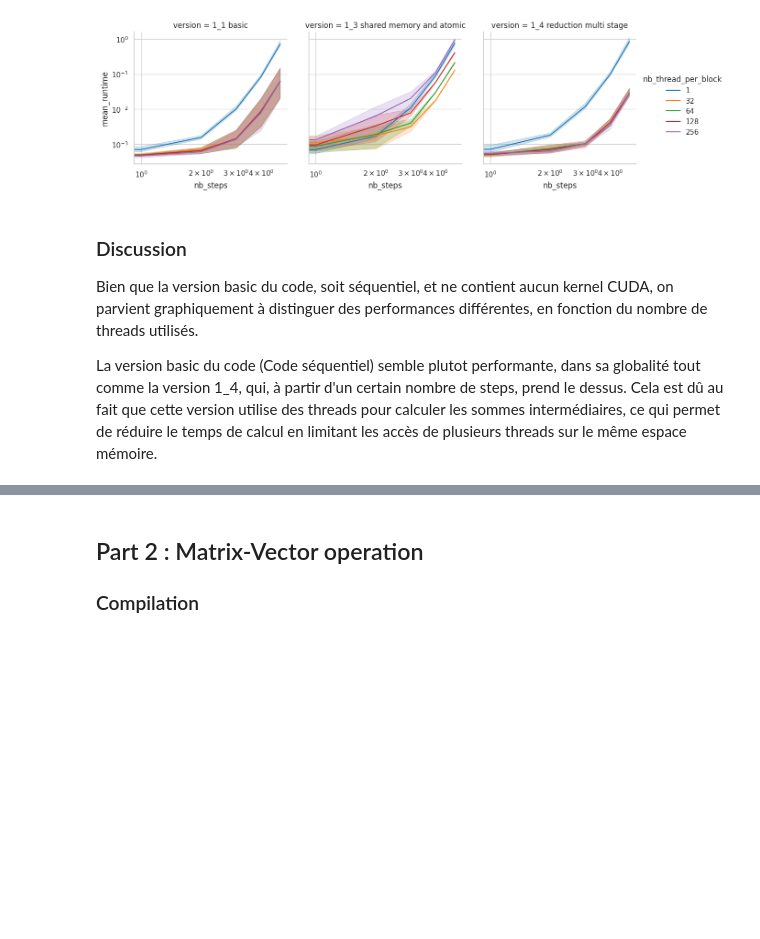
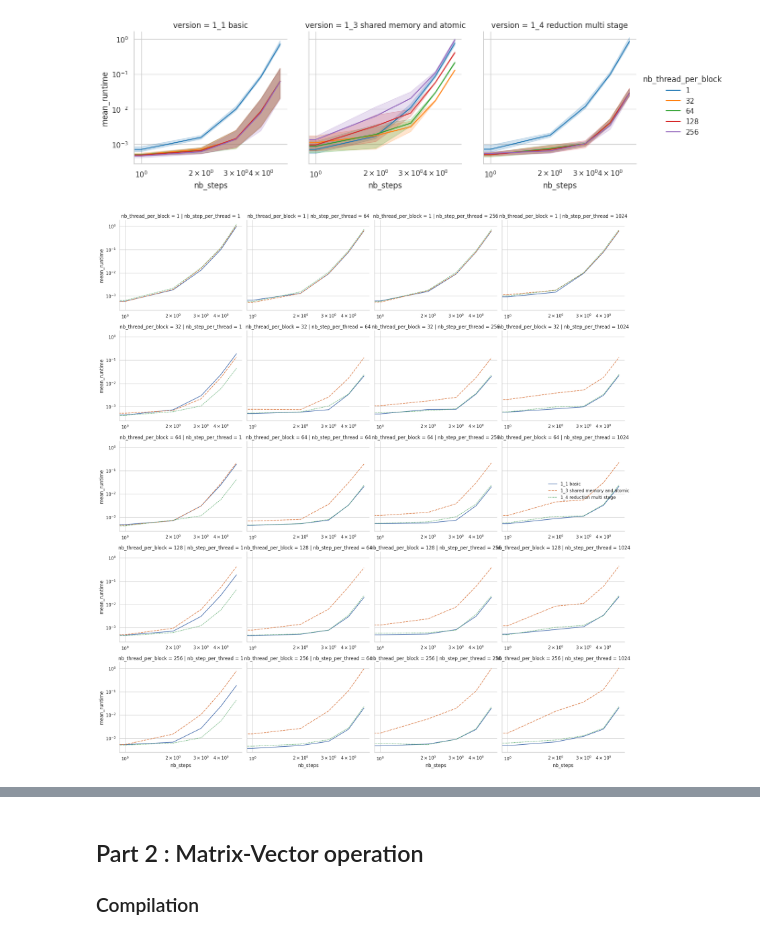
Before and after one commit to CyrilGomes/TP_CUDA, a Jupyter notebook: src/cuda_tp.ipynb, the cells around one changed output, grey strips where cells are left out. Cells and saved outputs as stored; diff of their text form; code cells hidden in the pictures; blank space fills up the shorter version.

```diff
--- a/src/cuda_tp.ipynb
+++ b/src/cuda_tp.ipynb
@@ -283,9 +233,67 @@ g.add_legend()
 plt.show()
 # %% [output]
 [figure]
-# %% [markdown]
-### Discussion
-
-Bien que la version basic du code, soit séquentiel, et ne contient aucun kernel CUDA, on parvient graphiquement à distinguer des performances différentes, en fonction du nombre de threads utilisés.
-
-La version basic du code (Code séquentiel) semble plutot performante, dans sa globalité tout comme la version 1_4, qui, à partir d'un certain nombre de steps, prend le dessus. Cela est dû au fait que cette version utilise des threads pour calculer les sommes intermédiaires, ce qui permet de réduire le temps de calcul en limitant les accès de plusieurs threads sur le même espace mémoire.
+# %%
+#2D Grid with each cell containing the mean runtime for a given number of steps and a given number of thread per block
+
+import seaborn as sns
+import matplotlib.pyplot as plt
+import numpy as np
+from numpy import genfromtxt
+
+import pandas as pd
+
+
+df = pd.read_csv('stats_part1.csv',header=0,names=['version','nthread_per_block','nstep_per_thread','num_steps','runtime'],dtype={
+                        'version': str,
+                        'nthread_per_block': int,
+                        'nstep_per_thread': int,
+                        'num_steps' : int,
+                        'runtime' : float
+                    })
+
+
+df_plot = df[(df['version'] == "1_1 basic")]
+df_plot = df_plot.groupby(['num_steps','version','nthread_per_block','nstep_per_thread']).mean().reset_index()
+df_plot['version'] = "1_1 basic"
+df_plot = df_plot.rename(columns={"runtime": "mean_runtime"})
+df_plot = df_plot.rename(columns={"nthread_per_block": "nb_thread_per_block"})
+df_plot = df_plot.rename(columns={"nstep_per_thread": "nb_step_per_thread"})
+df_plot = df_plot.rename(columns={"num_steps": "nb_steps"})
+df_plot = df_plot[['version','nb_thread_per_block','nb_step_per_thread','nb_steps','mean_runtime']]
+df_plot['nb_steps'] = df_plot['nb_steps'].astype(str)
+
+df_plot2 = df[(df['version'] == "1_3 shared memory and atomic")]
+df_plot2 = df_plot2.groupby(['num_steps','version','nthread_per_block','nstep_per_thread']).mean().reset_index()
+df_plot2['version'] = "1_3 shared memory and atomic"
+df_plot2 = df_plot2.rename(columns={"runtime": "mean_runtime"})
+df_plot2 = df_plot2.rename(columns={"nthread_per_block": "nb_thread_per_block"})
+df_plot2 = df_plot2.rename(columns={"nstep_per_thread": "nb_step_per_thread"})
+df_plot2 = df_plot2.rename(columns={"num_steps": "nb_steps"})
+df_plot2 = df_plot2[['version','nb_thread_per_block','nb_step_per_thread','nb_steps','mean_runtime']]
+df_plot2['nb_steps'] = df_plot2['nb_steps'].astype(str)
+
+df_plot3 = df[(df['version'] == "1_4 reduction multi stage")]
+df_plot3 = df_plot3.groupby(['num_steps','version','nthread_per_block','nstep_per_thread']).mean().reset_index()
+df_plot3['version'] = "1_4 reduction multi stage"
+df_plot3 = df_plot3.rename(columns={"runtime": "mean_runtime"})
+df_plot3 = df_plot3.rename(columns={"nthread_per_block": "nb_thread_per_block"})
+df_plot3 = df_plot3.rename(columns={"nstep_per_thread": "nb_step_per_thread"})
+df_plot3 = df_plot3.rename(columns={"num_steps": "nb_steps"})
+df_plot3 = df_plot3[['version','nb_thread_per_block','nb_step_per_thread','nb_steps','mean_runtime']]
+df_plot3['nb_steps'] = df_plot3['nb_steps'].astype(str)
+
+
+df_plot = df_plot.append(df_plot2)
+df_plot = df_plot.append(df_plot3)
+
+sns.set_theme(style="whitegrid")
+#Do a 2D Grid with columns being the steps per thread and rows being the number of thread per block, with each cell containing the mean runtime vs steps
+g = sns.FacetGrid(df_plot, col="nb_step_per_thread", row="nb_thread_per_block", height=4, sharex=False, sharey=True, palette="tab10")
+g.map_dataframe(sns.lineplot, x="nb_steps", y="mean_runtime", style="version", hue='version', data=df_plot)
+g.set(xscale="log", yscale="log")
+g.add_legend()
+plt.tight_layout()
+plt.show()
+# %% [output]
+[figure, added]
```
Also changed, not shown: parts of 5 cells of this notebook, 3 other files.
